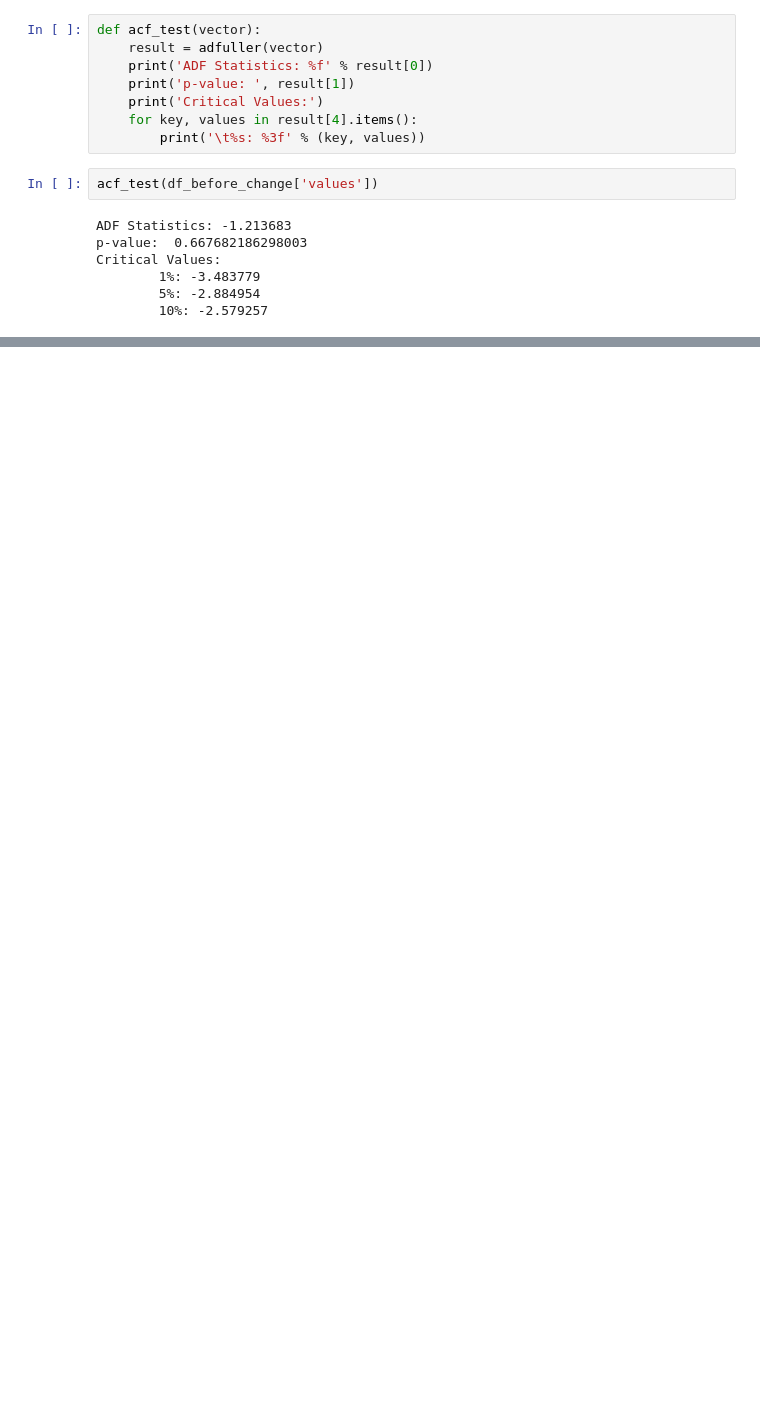
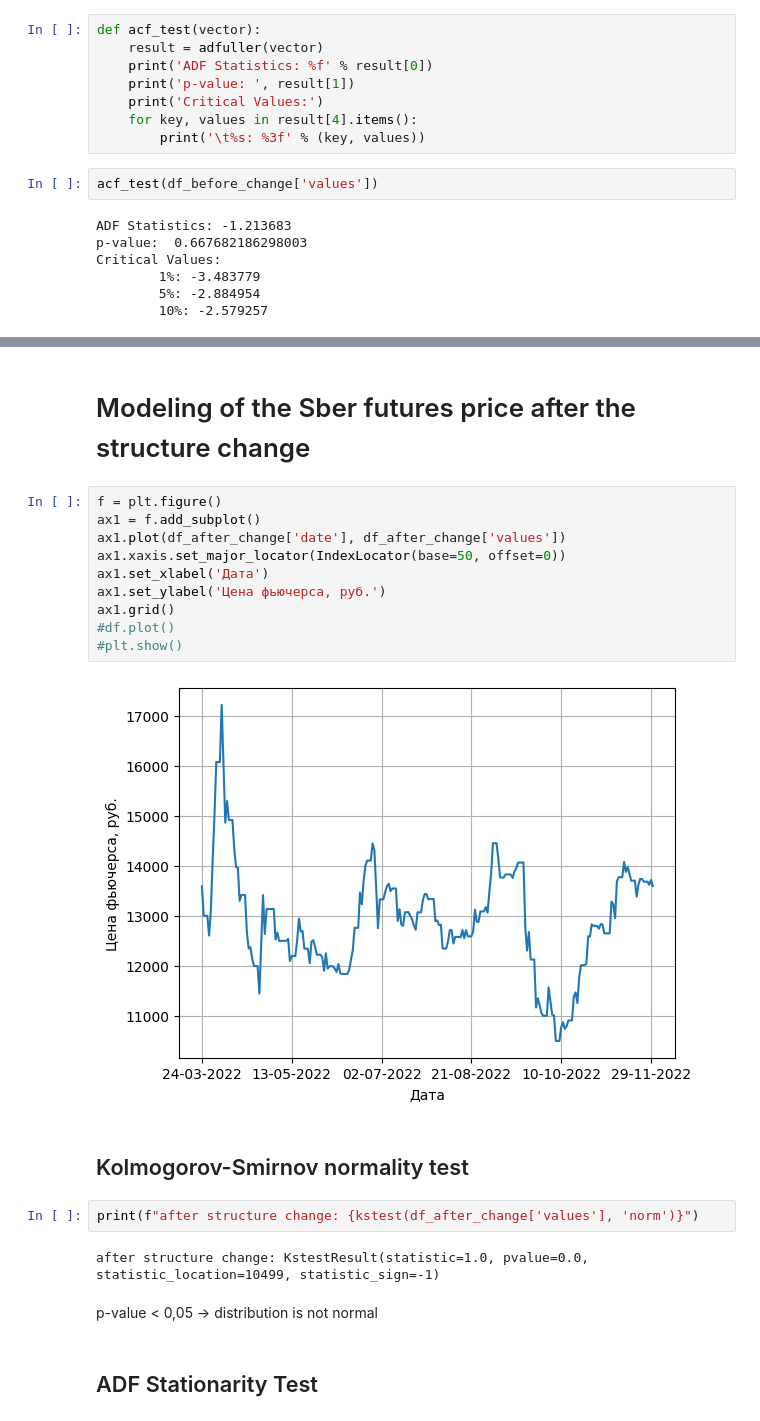
Before and after one commit to emBykov/Sber_Futures_Price_Forecast2022, a Jupyter notebook: Course work.ipynb, the cells around one changed output, grey strips where cells are left out. Cells and saved outputs as stored; diff of their text form; blank space fills up the shorter version.

```diff
--- a/Course work.ipynb
+++ b/Course work.ipynb
@@ -116,0 +235,24 @@ Critical Values:
+# %% [markdown]
+# Modeling of the Sber futures price after the structure change
+# %%
+f = plt.figure()
+ax1 = f.add_subplot()
+ax1.plot(df_after_change['date'], df_after_change['values'])
+ax1.xaxis.set_major_locator(IndexLocator(base=50, offset=0))
+ax1.set_xlabel('Дата')
+ax1.set_ylabel('Цена фьючерса, руб.')
+ax1.grid()
+#df.plot()
+#plt.show()
+# %% [output]
+[figure, added]
+# %% [markdown]
+## Kolmogorov-Smirnov normality test
+# %%
+print(f"after structure change: {kstest(df_after_change['values'], 'norm')}")
+# %% [output]
+after structure change: KstestResult(statistic=1.0, pvalue=0.0, statistic_location=10499, statistic_sign=-1)
+# %% [markdown]
+p-value < 0,05 -> distribution is not normal
+# %% [markdown]
+## ADF Stationarity Test
```
Also changed, not shown: parts of 43 cells of this notebook.
